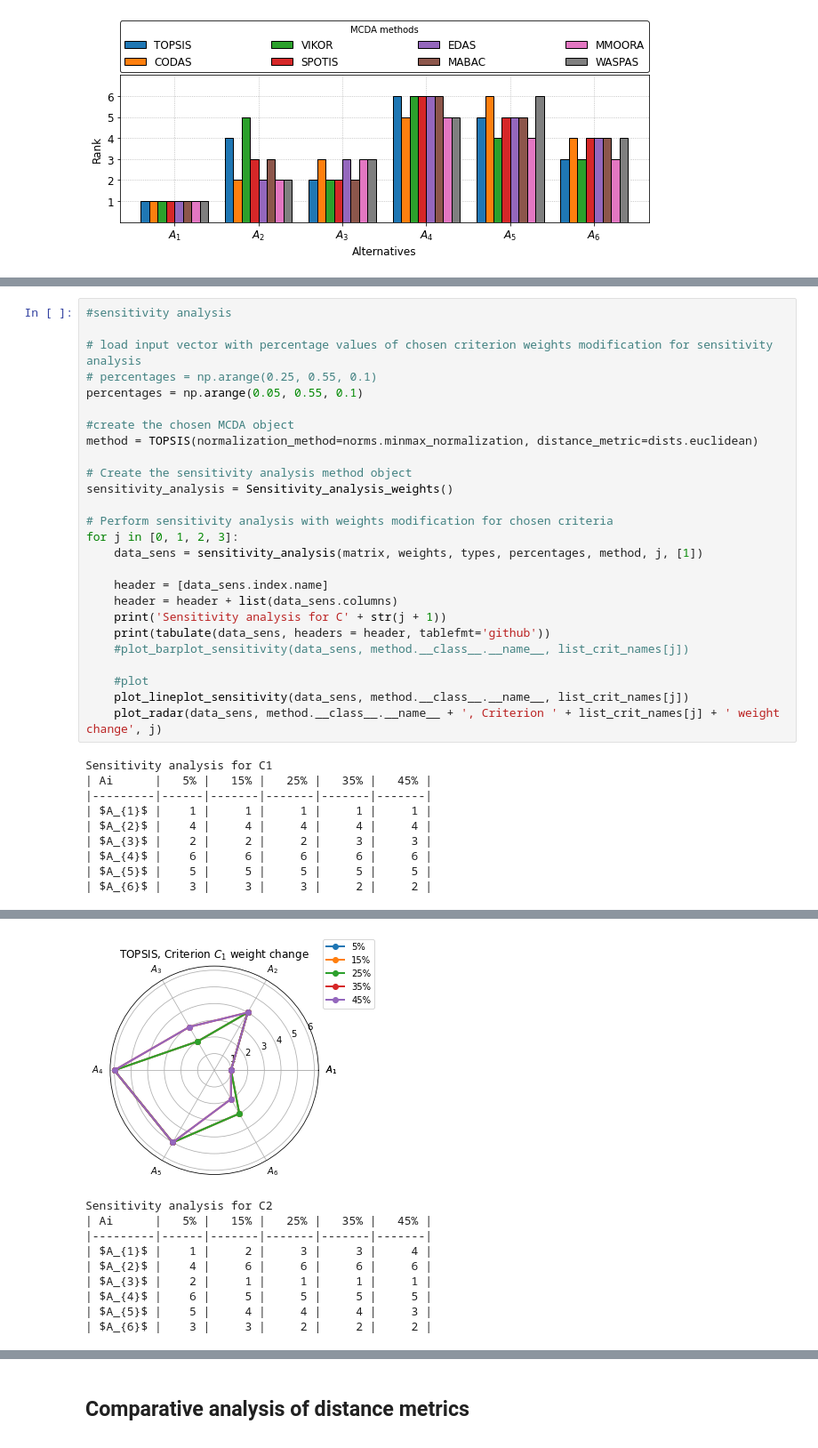
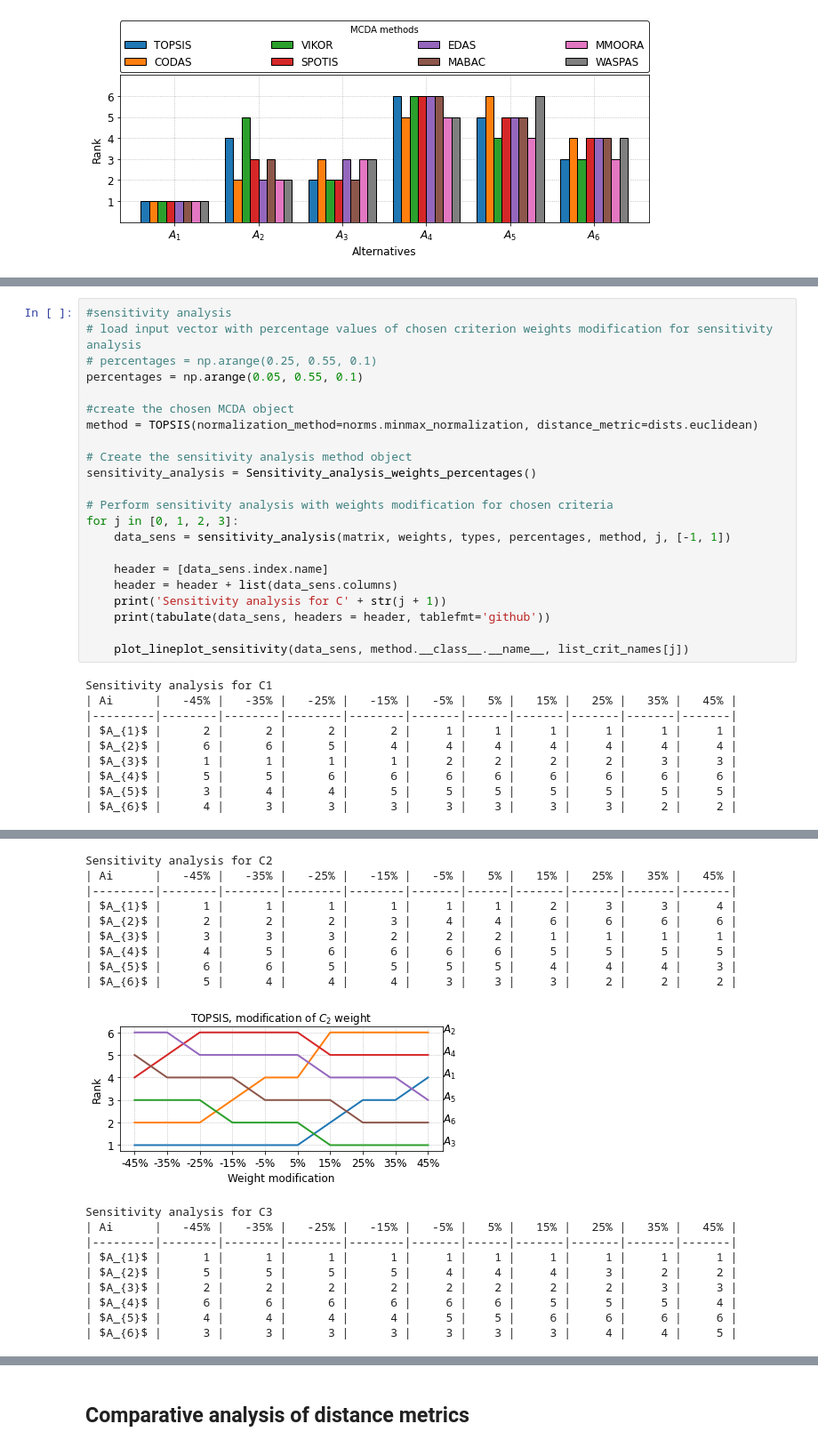
Before and after one commit to energyinpython/pyrepo-mcda, a Jupyter notebook: docs/example.ipynb, the cells around one changed output, grey strips where cells are left out. Shown at 89% size. Drawn from its saved outputs; the diff is of its cells as text.

```diff
--- a/docs/example.ipynb
+++ b/docs/example.ipynb
@@ -258,6 +227,5 @@ Sensitivity analysis is a valuable procedure for determining the robustness of a
 # %%
 #sensitivity analysis
-
 # load input vector with percentage values of chosen criterion weights modification for sensitivity analysis
 # percentages = np.arange(0.25, 0.55, 0.1)
 percentages = np.arange(0.05, 0.55, 0.1)
@@ -266,28 +234,25 @@ percentages = np.arange(0.05, 0.55, 0.1)
 method = TOPSIS(normalization_method=norms.minmax_normalization, distance_metric=dists.euclidean)
 
 # Create the sensitivity analysis method object
-sensitivity_analysis = Sensitivity_analysis_weights()
+sensitivity_analysis = Sensitivity_analysis_weights_percentages()
 
 # Perform sensitivity analysis with weights modification for chosen criteria
 for j in [0, 1, 2, 3]:
-    data_sens = sensitivity_analysis(matrix, weights, types, percentages, method, j, [1])
+    data_sens = sensitivity_analysis(matrix, weights, types, percentages, method, j, [-1, 1])
 
     header = [data_sens.index.name]
     header = header + list(data_sens.columns)
     print('Sensitivity analysis for C' + str(j + 1))
     print(tabulate(data_sens, headers = header, tablefmt='github'))
-    #plot_barplot_sensitivity(data_sens, method.__class__.__name__, list_crit_names[j])
 
-    #plot
     plot_lineplot_sensitivity(data_sens, method.__class__.__name__, list_crit_names[j])
-    plot_radar(data_sens, method.__class__.__name__ + ', Criterion ' + list_crit_names[j] + ' weight change', j)
 # %% [output]
 Sensitivity analysis for C1
-| Ai      |   5% |   15% |   25% |   35% |   45% |
-|---------|------|-------|-------|-------|-------|
-| $A_{1}$ |    1 |     1 |     1 |     1 |     1 |
-| $A_{2}$ |    4 |     4 |     4 |     4 |     4 |
-| $A_{3}$ |    2 |     2 |     2 |     3 |     3 |
-| $A_{4}$ |    6 |     6 |     6 |     6 |     6 |
-| $A_{5}$ |    5 |     5 |     5 |     5 |     5 |
-| $A_{6}$ |    3 |     3 |     3 |     2 |     2 |
+| Ai      |   -45% |   -35% |   -25% |   -15% |   -5% |   5% |   15% |   25% |   35% |   45% |
+|---------|--------|--------|--------|--------|-------|------|-------|-------|-------|-------|
+| $A_{1}$ |      2 |      2 |      2 |      2 |     1 |    1 |     1 |     1 |     1 |     1 |
+| $A_{2}$ |      6 |      6 |      5 |      4 |     4 |    4 |     4 |     4 |     4 |     4 |
+| $A_{3}$ |      1 |      1 |      1 |      1 |     2 |    2 |     2 |     2 |     3 |     3 |
+| $A_{4}$ |      5 |      5 |      6 |      6 |     6 |    6 |     6 |     6 |     6 |     6 |
+| $A_{5}$ |      3 |      4 |      4 |      5 |     5 |    5 |     5 |     5 |     5 |     5 |
+| $A_{6}$ |      4 |      3 |      3 |      3 |     3 |    3 |     3 |     3 |     2 |     2 |
@@ -295,10 +260,19 @@ Sensitivity analysis for C1
+Sensitivity analysis for C2
+| Ai      |   -45% |   -35% |   -25% |   -15% |   -5% |   5% |   15% |   25% |   35% |   45% |
+|---------|--------|--------|--------|--------|-------|------|-------|-------|-------|-------|
+| $A_{1}$ |      1 |      1 |      1 |      1 |     1 |    1 |     2 |     3 |     3 |     4 |
+| $A_{2}$ |      2 |      2 |      2 |      3 |     4 |    4 |     6 |     6 |     6 |     6 |
+| $A_{3}$ |      3 |      3 |      3 |      2 |     2 |    2 |     1 |     1 |     1 |     1 |
+| $A_{4}$ |      4 |      5 |      6 |      6 |     6 |    6 |     5 |     5 |     5 |     5 |
+| $A_{5}$ |      6 |      6 |      5 |      5 |     5 |    5 |     4 |     4 |     4 |     3 |
+| $A_{6}$ |      5 |      4 |      4 |      4 |     3 |    3 |     3 |     2 |     2 |     2 |
-[figure, old version]
+[figure, new version]
-Sensitivity analysis for C2
-| Ai      |   5% |   15% |   25% |   35% |   45% |
-|---------|------|-------|-------|-------|-------|
-| $A_{1}$ |    1 |     2 |     3 |     3 |     4 |
-| $A_{2}$ |    4 |     6 |     6 |     6 |     6 |
-| $A_{3}$ |    2 |     1 |     1 |     1 |     1 |
-| $A_{4}$ |    6 |     5 |     5 |     5 |     5 |
-| $A_{5}$ |    5 |     4 |     4 |     4 |     3 |
-| $A_{6}$ |    3 |     3 |     2 |     2 |     2 |
+Sensitivity analysis for C3
+| Ai      |   -45% |   -35% |   -25% |   -15% |   -5% |   5% |   15% |   25% |   35% |   45% |
+|---------|--------|--------|--------|--------|-------|------|-------|-------|-------|-------|
+| $A_{1}$ |      1 |      1 |      1 |      1 |     1 |    1 |     1 |     1 |     1 |     1 |
+| $A_{2}$ |      5 |      5 |      5 |      5 |     4 |    4 |     4 |     3 |     2 |     2 |
+| $A_{3}$ |      2 |      2 |      2 |      2 |     2 |    2 |     2 |     2 |     3 |     3 |
+| $A_{4}$ |      6 |      6 |      6 |      6 |     6 |    6 |     5 |     5 |     5 |     4 |
+| $A_{5}$ |      4 |      4 |      4 |      4 |     5 |    5 |     6 |     6 |     6 |     6 |
+| $A_{6}$ |      3 |      3 |      3 |      3 |     3 |    3 |     3 |     4 |     4 |     5 |
```
Also changed, not shown: parts of 20 cells of this notebook, 32 other files.
